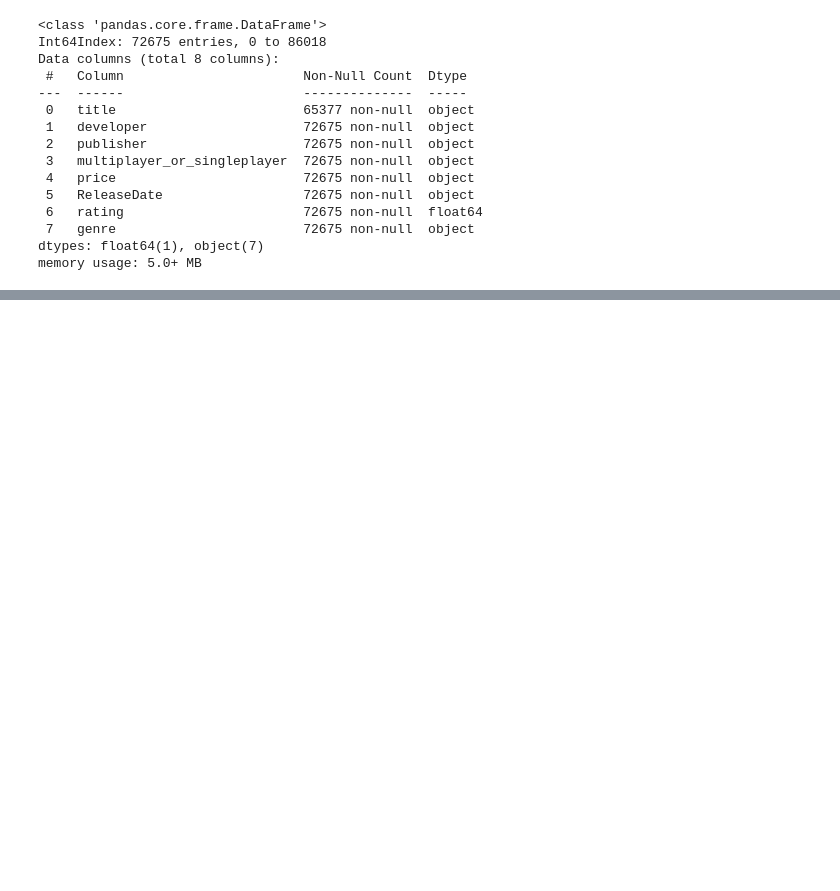
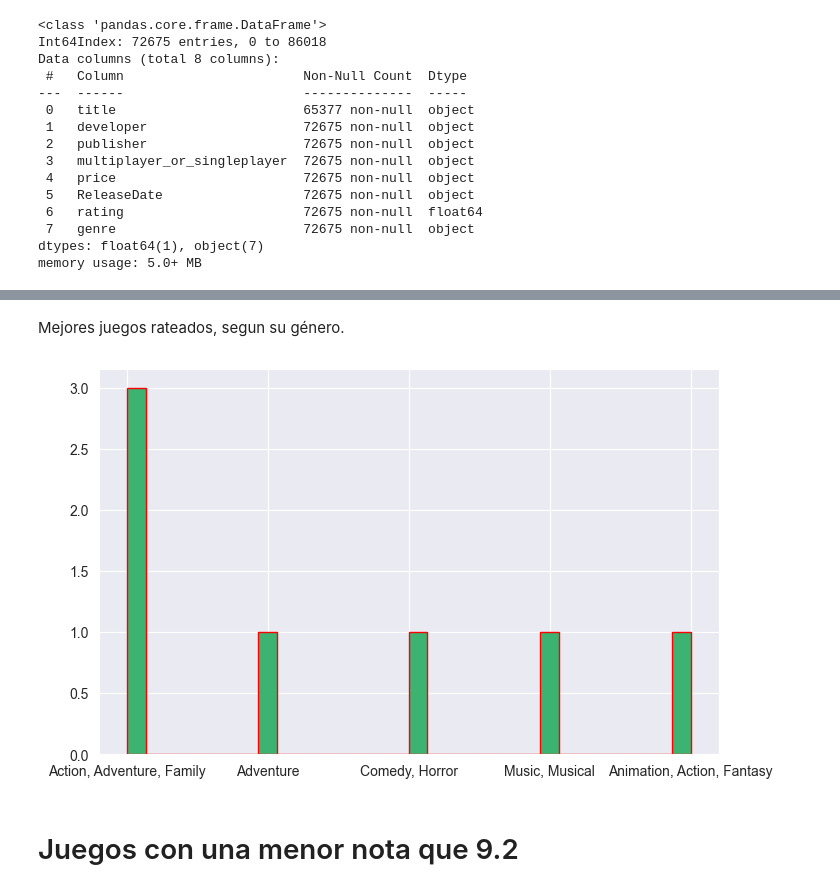
Before and after one commit to JacoboFdez/PROJECTO, a Jupyter notebook: notebook/Visualización .ipynb, the cells around one changed output, grey strips where cells are left out. Cells and saved outputs as stored; diff of their text form; code cells hidden in the pictures; blank space fills up the shorter version.

Commit message:
prometo un BUEN 2º PROJECTO

```diff
--- a/notebook/Visualización .ipynb
+++ b/notebook/Visualización .ipynb
@@ -209,0 +230,2 @@ Max10Play
+# %%
+cliente = pymongo.MongoClient()
@@ -209,0 +240,4 @@ Max10Play
+# %%
+mydb = cliente["PROJECTO"]
+# %%
+coleccion = mydb.detalles
@@ -209,0 +262,5 @@ Max10Play
+# %%
+Sobresaliente = pd.DataFrame(coleccion.find({'rating': {"$gt": 9.2}}))
+Sobresaliente
+
+#Observamos que los juegos con mayor nota pertenecen a los desarrolladores de la misma plataforma.
@@ -209,0 +276,13 @@ Max10Play
+# %% [markdown]
+Mejores juegos rateados, segun su género.
+# %%
+plt.figure(figsize = (8,5))
+
+plt.hist(Sobresaliente["genre"], edgecolor = "red",
+                        facecolor = "mediumseagreen",
+                        bins = 30)
+plt.show();
+# %% [output]
+[figure, added]
+# %% [markdown]
+# Juegos con una menor nota que 9.2
```
Also changed, not shown: parts of 32 cells of this notebook, 6 other files.
